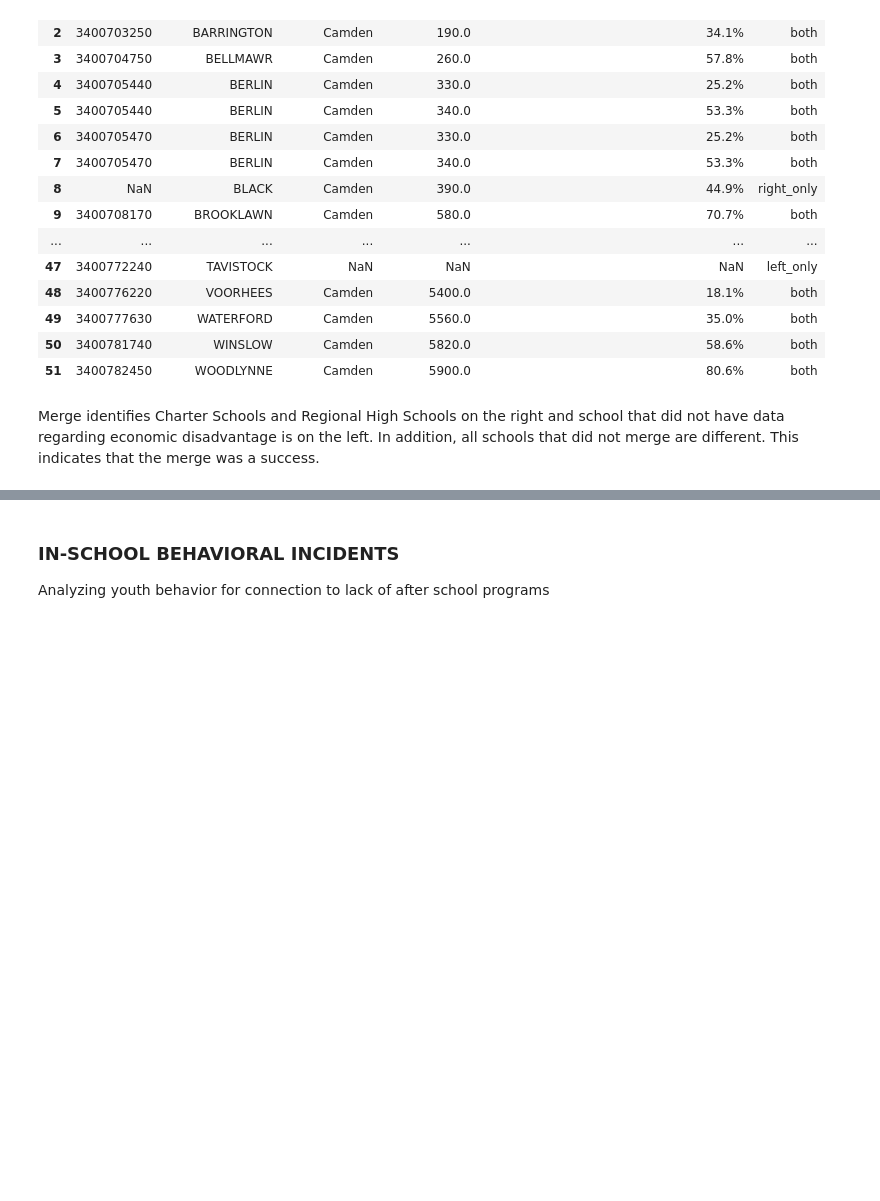
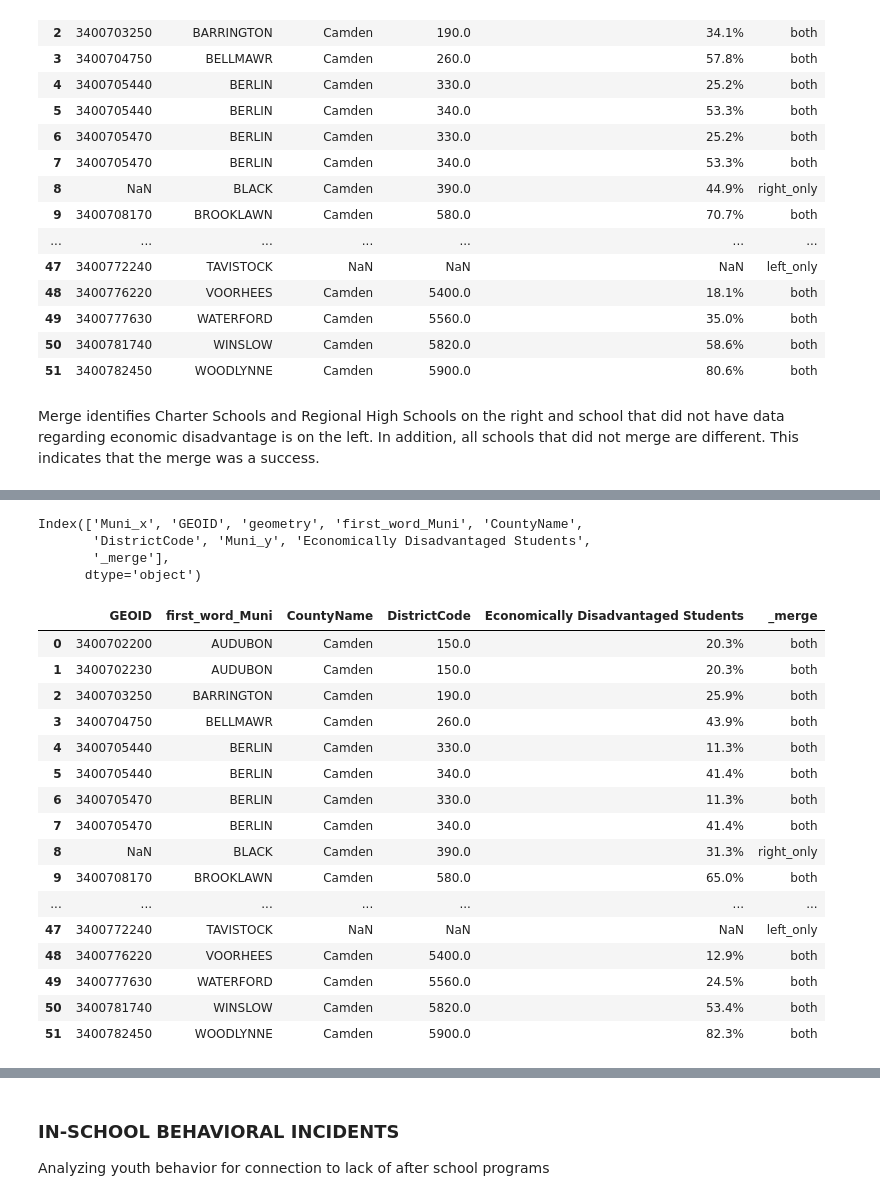
Before and after one commit to MhiyaJ/My-GIS-Stuff, a Jupyter notebook: After School Programs PS2.ipynb, the cells around one changed output, grey strips where cells are left out. Saved outputs shown, nothing was run; the diff lists cells and outputs as text; code cells hidden in the pictures; blank space fills up the shorter version.

```diff
--- a/After School Programs PS2.ipynb
+++ b/After School Programs PS2.ipynb
@@ -375,0 +492,28 @@ dtype: int64
+# %%
+#For School Year 2022-2023
+#merged newly created columns "first_word_Muni"
+a8 = pd.merge(njMun1, DisXls3, left_on=['first_word_Muni'], right_on=['first_word_Muni'], how='outer', indicator=True)
+a8.columns
+a8[['GEOID', 'first_word_Muni','CountyName', 'DistrictCode', 'Economically Disadvantaged Students', '_merge']]
+# %% [output]
+Index(['Muni_x', 'GEOID', 'geometry', 'first_word_Muni', 'CountyName',
+       'DistrictCode', 'Muni_y', 'Economically Disadvantaged Students',
+       '_merge'],
+      dtype='object')
+|  | GEOID | first_word_Muni | CountyName | DistrictCode | Economically Disadvantaged Students | _merge |
+| 0 | 3400702200 | AUDUBON | Camden | 150.0 | 20.3% | both |
+| 1 | 3400702230 | AUDUBON | Camden | 150.0 | 20.3% | both |
+| 2 | 3400703250 | BARRINGTON | Camden | 190.0 | 25.9% | both |
+| 3 | 3400704750 | BELLMAWR | Camden | 260.0 | 43.9% | both |
+| 4 | 3400705440 | BERLIN | Camden | 330.0 | 11.3% | both |
+| 5 | 3400705440 | BERLIN | Camden | 340.0 | 41.4% | both |
+| 6 | 3400705470 | BERLIN | Camden | 330.0 | 11.3% | both |
+| 7 | 3400705470 | BERLIN | Camden | 340.0 | 41.4% | both |
+| 8 | NaN | BLACK | Camden | 390.0 | 31.3% | right_only |
+| 9 | 3400708170 | BROOKLAWN | Camden | 580.0 | 65.0% | both |
+| ... | ... | ... | ... | ... | ... | ... |
+| 47 | 3400772240 | TAVISTOCK | NaN | NaN | NaN | left_only |
+| 48 | 3400776220 | VOORHEES | Camden | 5400.0 | 12.9% | both |
+| 49 | 3400777630 | WATERFORD | Camden | 5560.0 | 24.5% | both |
+| 50 | 3400781740 | WINSLOW | Camden | 5820.0 | 53.4% | both |
+| 51 | 3400782450 | WOODLYNNE | Camden | 5900.0 | 82.3% | both |
```
Also changed, not shown: parts of 19 cells of this notebook.
